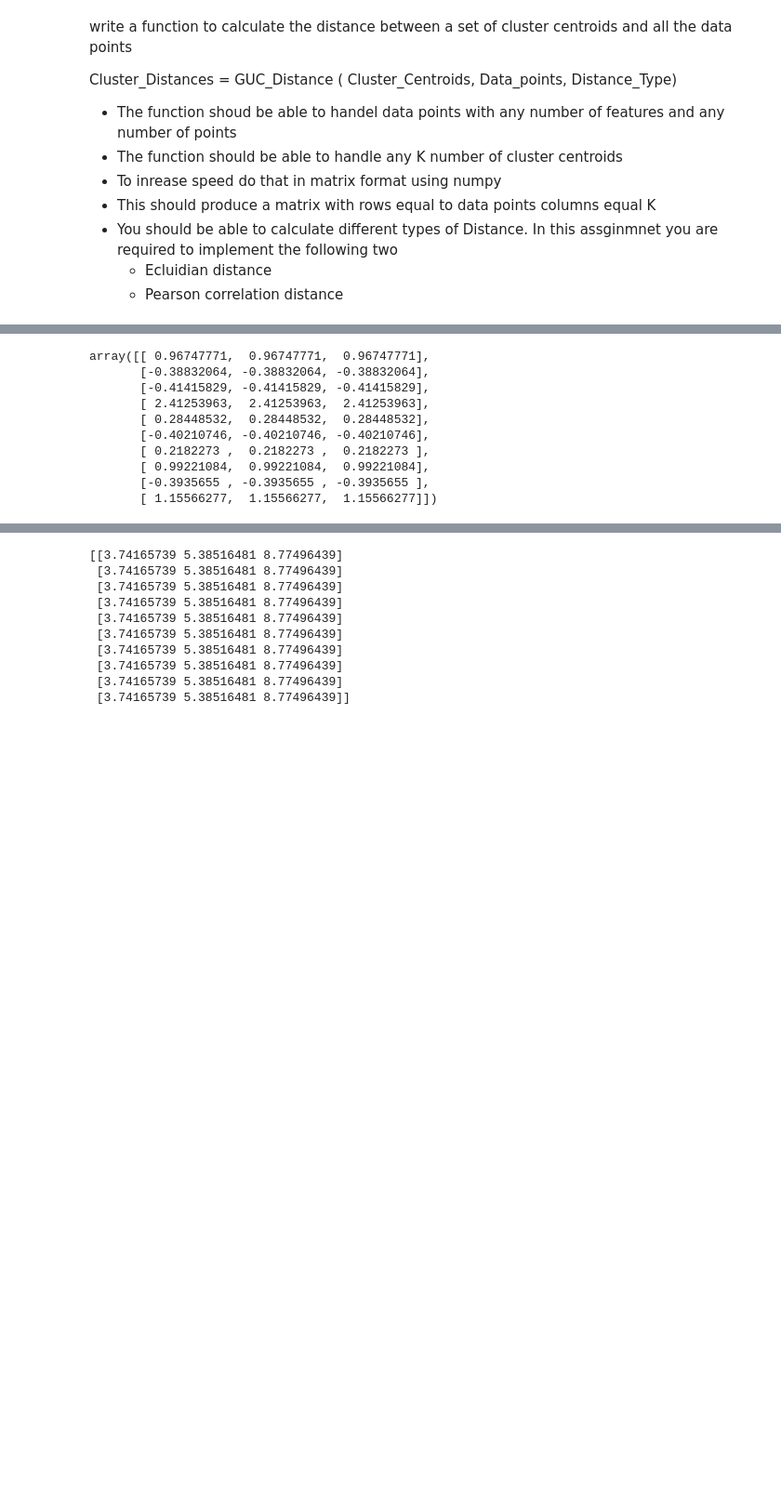
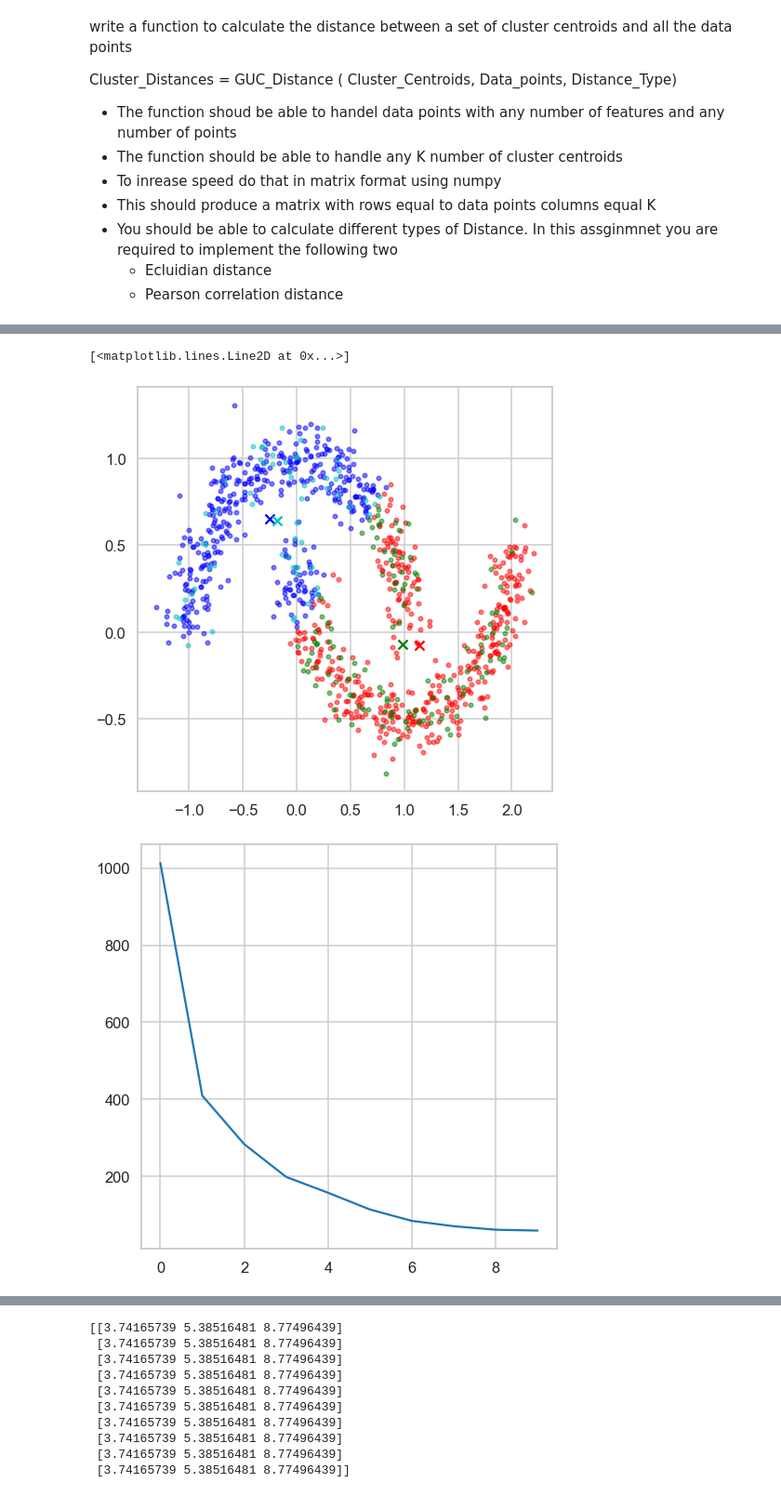
Before and after one commit to Mhmd-Whab/K_means_implementation, a Jupyter notebook: GUC_Kmeans_2.ipynb, the cells around one changed output, grey strips where cells are left out. Shown: that part at 93% size. Saved outputs shown, nothing was run; the diff lists cells and outputs as text; code cells hidden in the pictures; blank space fills up the shorter version.

```diff
--- a/GUC_Kmeans_2.ipynb
+++ b/GUC_Kmeans_2.ipynb
@@ -85,15 +72,13 @@ array([[ 2.33094595,  2.33094595,  2.33094595],
-# %%
-C=np.array([[1,2,3],[2,3,4],[4,5,6]])
-X=np.random.randn(10,3)
-GUC_Distance(C,X,"aa")
-# %% [output]
-array([[ 0.96747771,  0.96747771,  0.96747771],
-       [-0.38832064, -0.38832064, -0.38832064],
-       [-0.41415829, -0.41415829, -0.41415829],
-       [ 2.41253963,  2.41253963,  2.41253963],
-       [ 0.28448532,  0.28448532,  0.28448532],
-       [-0.40210746, -0.40210746, -0.40210746],
-       [ 0.2182273 ,  0.2182273 ,  0.2182273 ],
-       [ 0.99221084,  0.99221084,  0.99221084],
-       [-0.3935655 , -0.3935655 , -0.3935655 ],
-       [ 1.15566277,  1.15566277,  1.15566277]])
+# %%
+c = np.array([[1,4,6], [8,2,1]])
+dp = np.array([[3,6,2], [1,5,7], [7,2,1]])
+# GUC_Kmean(dp,2, 'aa')
+(Clusters_heads , cost, clus_index) = GUC_Kmean(X3,4, 'aa')
+# print(GUC_Distance(c,dp,"aa"))
+display_cluster(X3 ,km = clus_index,  num_clusters=4)
+plt.figure()
+plt.plot(calc_elbow(X3))
+# %% [output]
+[<matplotlib.lines.Line2D at 0x...>]
+[figure, added]
+[figure, added]
```
Also changed, not shown: parts of 10 cells of this notebook.
